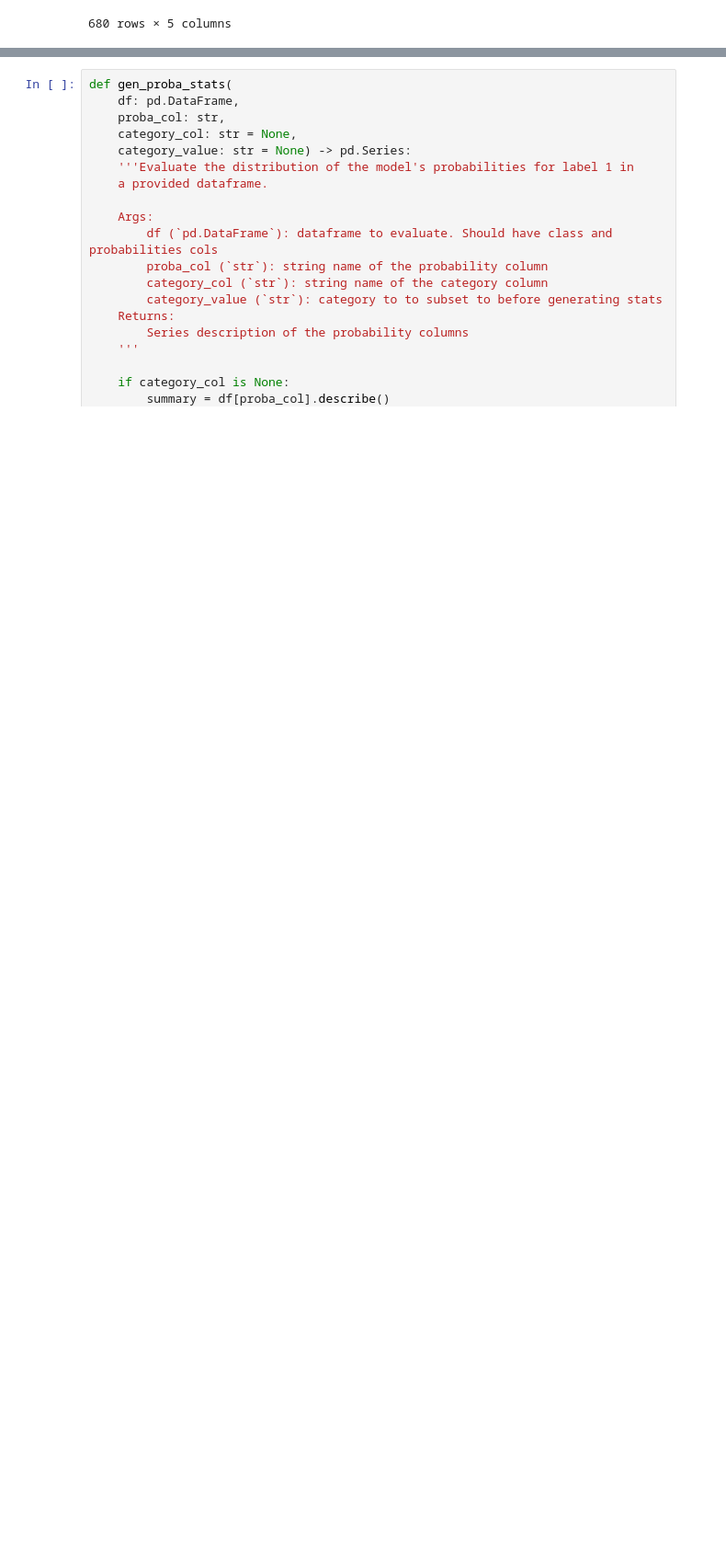
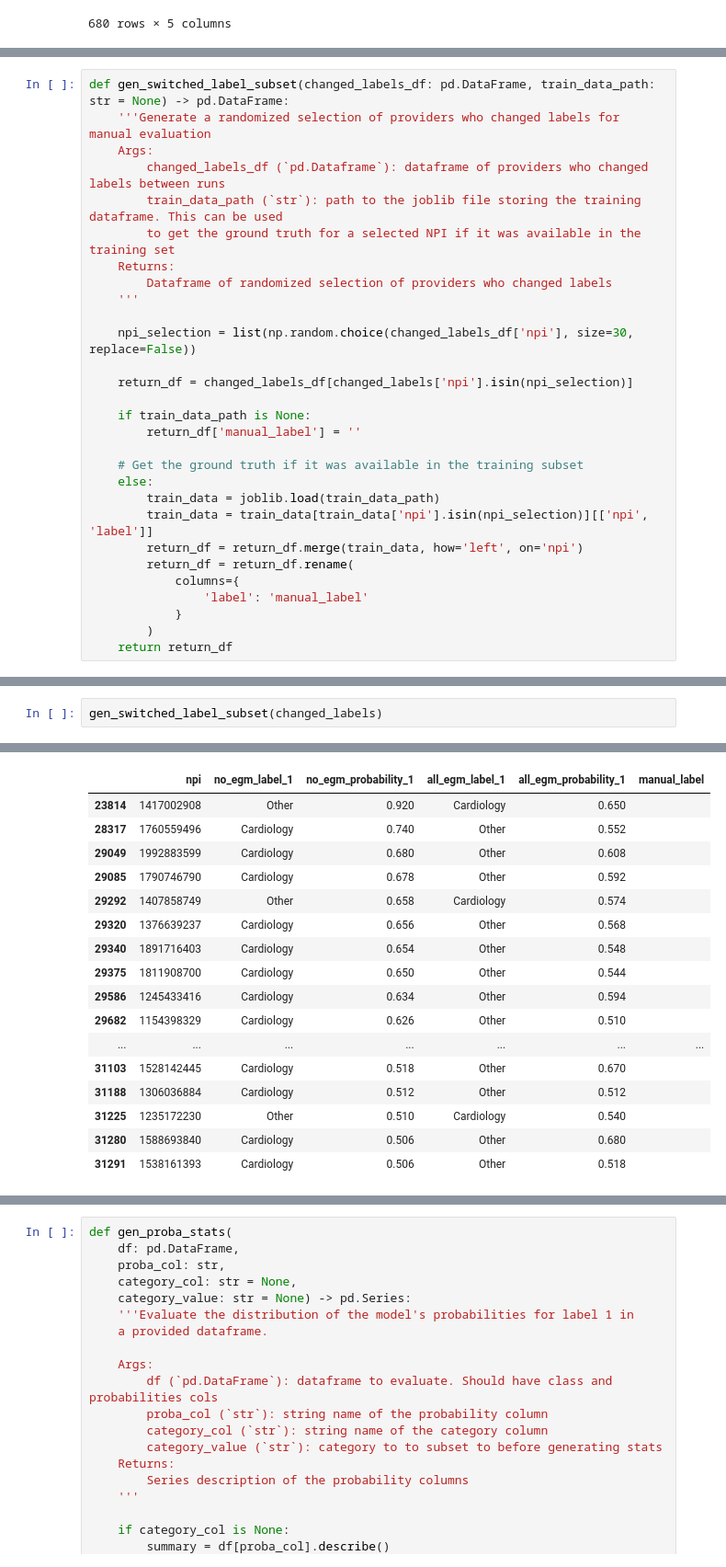
Before and after one commit to benjaminwalsh-cj/episodes-addition, a Jupyter notebook: notebooks/develop.ipynb, the cells around one changed output, grey strips where cells are left out. Shown at 92% size. Cells and saved outputs as stored; diff of their text form; blank space fills up the shorter version.

```diff
--- a/develop.ipynb
+++ b/notebooks/develop.ipynb
@@ -283,0 +287,29 @@ changed_labels
+# %%
+def gen_switched_label_subset(changed_labels_df: pd.DataFrame, train_data_path: str = None) -> pd.DataFrame:
+    '''Generate a randomized selection of providers who changed labels for manual evaluation
+    Args:
+        changed_labels_df (`pd.Dataframe`): dataframe of providers who changed labels between runs
+        train_data_path (`str`): path to the joblib file storing the training dataframe. This can be used
+        to get the ground truth for a selected NPI if it was available in the training set
+    Returns:
+        Dataframe of randomized selection of providers who changed labels
+    '''
+
+    npi_selection = list(np.random.choice(changed_labels_df['npi'], size=30, replace=False))
+
+    return_df = changed_labels_df[changed_labels['npi'].isin(npi_selection)]
+
+    if train_data_path is None:
+        return_df['manual_label'] = ''
+
+    # Get the ground truth if it was available in the training subset
+    else:
+        train_data = joblib.load(train_data_path)
+        train_data = train_data[train_data['npi'].isin(npi_selection)][['npi', 'label']]
+        return_df = return_df.merge(train_data, how='left', on='npi')
+        return_df = return_df.rename(
+            columns={
+                'label': 'manual_label'
+            }
+        )
+    return return_df
@@ -283,0 +333,3 @@ changed_labels
+# %%
+gen_switched_label_subset(changed_labels)
+# %% [output]
@@ -283,0 +341,17 @@ changed_labels
+|  | npi | no_egm_label_1 | no_egm_probability_1 | all_egm_label_1 | all_egm_probability_1 | manual_label |
+| 23814 | 1417002908 | Other | 0.920 | Cardiology | 0.650 |  |
+| 28317 | 1760559496 | Cardiology | 0.740 | Other | 0.552 |  |
+| 29049 | 1992883599 | Cardiology | 0.680 | Other | 0.608 |  |
+| 29085 | 1790746790 | Cardiology | 0.678 | Other | 0.592 |  |
+| 29292 | 1407858749 | Other | 0.658 | Cardiology | 0.574 |  |
+| 29320 | 1376639237 | Cardiology | 0.656 | Other | 0.568 |  |
+| 29340 | 1891716403 | Cardiology | 0.654 | Other | 0.548 |  |
+| 29375 | 1811908700 | Cardiology | 0.650 | Other | 0.544 |  |
+| 29586 | 1245433416 | Cardiology | 0.634 | Other | 0.594 |  |
+| 29682 | 1154398329 | Cardiology | 0.626 | Other | 0.510 |  |
+| ... | ... | ... | ... | ... | ... | ... |
+| 31103 | 1528142445 | Cardiology | 0.518 | Other | 0.670 |  |
+| 31188 | 1306036884 | Cardiology | 0.512 | Other | 0.512 |  |
+| 31225 | 1235172230 | Other | 0.510 | Cardiology | 0.540 |  |
+| 31280 | 1588693840 | Cardiology | 0.506 | Other | 0.680 |  |
+| 31291 | 1538161393 | Cardiology | 0.506 | Other | 0.518 |  |
```
Also changed, not shown: parts of 14 cells of this notebook, 1 other file.
